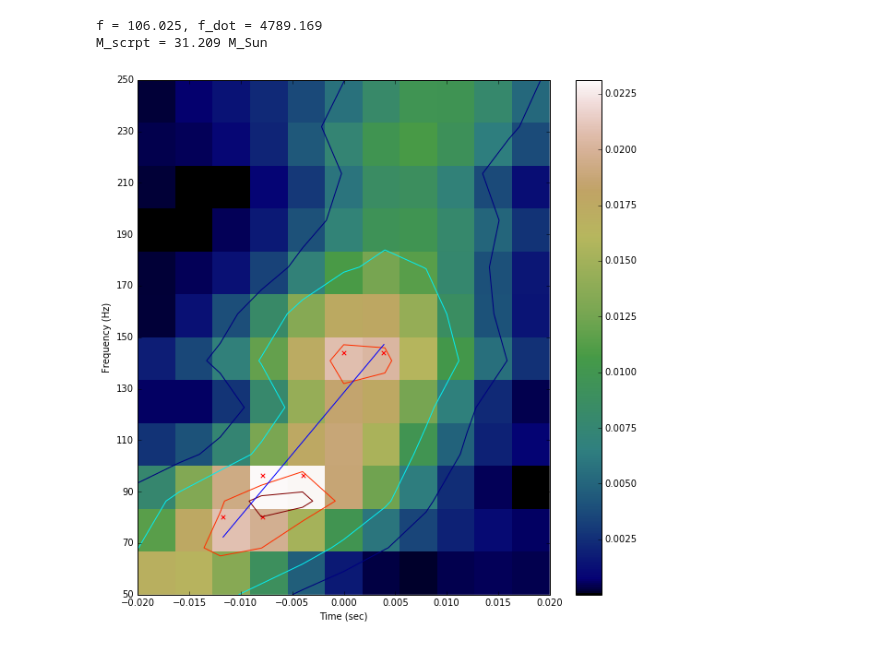
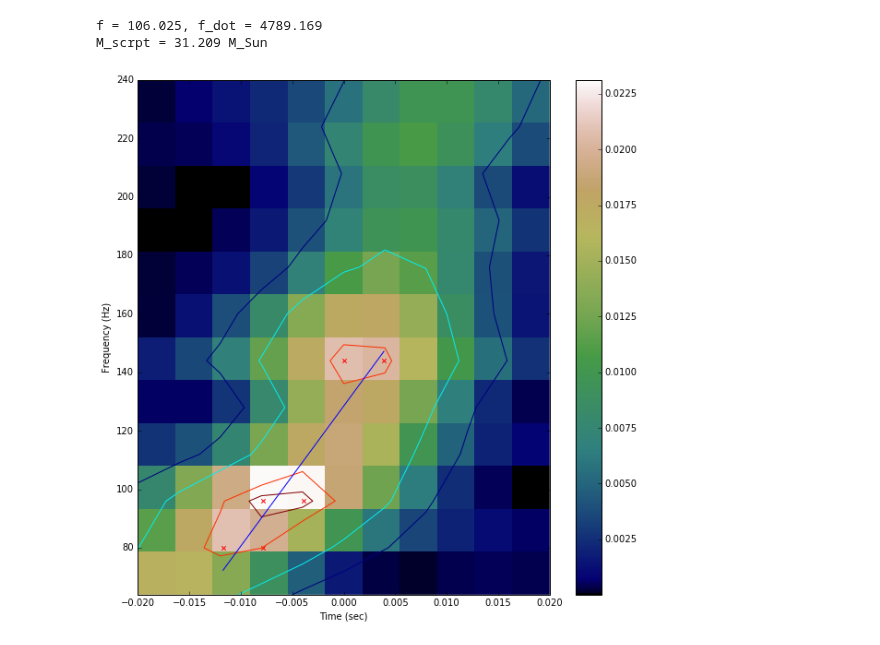
Before and after one commit to COMPPHYS-JNGUYEN/comp-phys, a Jupyter notebook: chirp_mass.ipynb, the cells around one changed output. Saved outputs shown, nothing was run; the diff lists cells and outputs as text; code cells hidden in the pictures.

```diff
--- a/chirp_mass.ipynb
+++ b/chirp_mass.ipynb
@@ -44,46 +44,47 @@ deltat = .02     #Range I want to search in the times data
 freqs_min_range, freqs_max_range = 50., 250.     #Range of frequencies wanted.
 freqs_idx = np.where((freqs >= freqs_min_range)*(freqs < freqs_max_range))     #Chooses a specific region of frequency to analyze
 t_idx = np.where((times_cent >= tevent-deltat)*(times_cent < tevent+deltat))     #Chooses region of time, centered around tevent, and gives indices of selected region
+freqs_filt = freqs[freqs_idx]     #Frequencies that fall within the range of [50, 250].
 
 idx2d = np.meshgrid(freqs_idx, t_idx)     #A list that consists of two 2D numpy arrays
 spec_img = spec_H1[idx2d].T     #Chooses specific region of spectrogram to plot, using values from idx2d
 
 max_spec_H1 = spec_H1.max()     #Maximum value of spec_H1 for later use in contour levels
-sig1, sig2, sig3, sig4 = .25*max_spec_H1, .5*max_spec_H1, .85*max_spec_H1, .95*max_spec_H1     #Contour levels according to the maximum of spec_H1
-contour_levels = [sig1, sig2, sig3, sig4]
-extent = [-deltat, deltat, freqs_min_range, freqs_max_range]
+con1, con2, con3, con4 = .25*max_spec_H1, .5*max_spec_H1, .85*max_spec_H1, .95*max_spec_H1     #Contour levels according to the maximum of spec_H1
+contour_levels = [con1, con2, con3, con4]
+extent = [-deltat, deltat, np.min(freqs_filt), np.max(freqs_filt)]
 
-idx85 = np.where(spec_H1 >= sig3)     #Indices of values within the 85% contour range.
+idx85 = np.where(spec_H1 >= con3)     #Indices of values within the 85% contour range.
 f85 = freqs[idx85[0]]     #Frequencies that fall within the 85% contour category.
 t85 = times_cent[idx85[1]]     #Times that fall within 85% contour category.
 f = np.average(f85, weights=(spec_H1[idx85])**2)     #Frequency.
 
 coeffs, cov = curve_fit(g, times_cent[idx85[1]], f85, p0=[4700., 0])     #Curve fitting to find the best-fit slope to the frequency and time values within the 85% contour.
 f_dot = coeffs[0]     #Best-fit slope
 b_best = coeffs[1]     #Best-fit y-intercept
 chirp_mass = M(f, f_dot)     #Calulated chirp mass
 
 print("f = {:.3f}, f_dot = {:.3f}".format(f, f_dot))
 print("M_scrpt = {:.3f} M_Sun".format(chirp_mass))
 
 fig, ax = plt.subplots(figsize = (10, 10))
 
 plt.scatter(t85, f85, marker='x', c='r')     #Plots points that fall in the 85% contour regime.
 plt.plot(t85, g(t85, f_dot, b_best))     #Plots best-fit slope line.
 
 im_ax = plt.imshow(spec_img, extent=extent, cmap=plt.cm.gist_earth, aspect='auto', interpolation='none', origin='lower')     #Plots numpy array as image
 CS = plt.contour(spec_img, linestyles=['-','-','-'], levels=contour_levels, extent=extent)     #Overlays contours onto
 fig.colorbar(im_ax)     #Adds color bar next to plot, for reference
 
 plt.xlim(-deltat, deltat)
-plt.ylim(freqs_min_range, freqs_max_range)
-plt.yticks(np.arange(freqs_min_range, freqs_max_range+1, 20))
+plt.ylim(np.min(freqs_filt), np.max(freqs_filt))
+# plt.yticks(np.arange(np.min(freqs_filt), np.max(freqs_filt)+1, 20))
 
 plt.xlabel("Time (sec)")
 plt.ylabel("Frequency (Hz)")
 
 plt.show()
 # %% [output]
 f = 106.025, f_dot = 4789.169
 M_scrpt = 31.209 M_Sun
-[figure, old version]
+[figure, new version]
```
Also changed, not shown: parts of 1 cell of this notebook, 3 other files.
